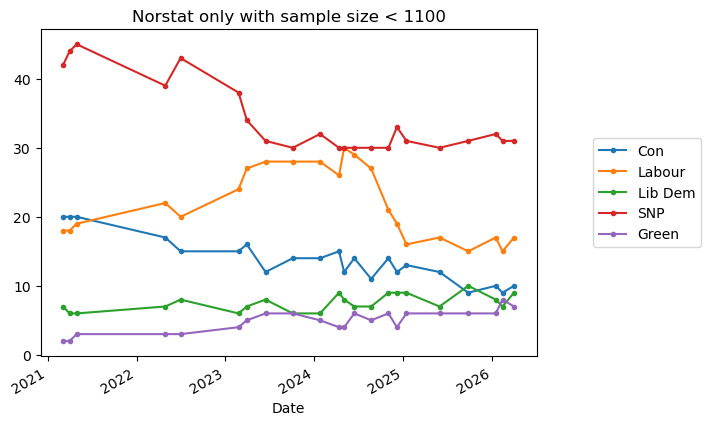
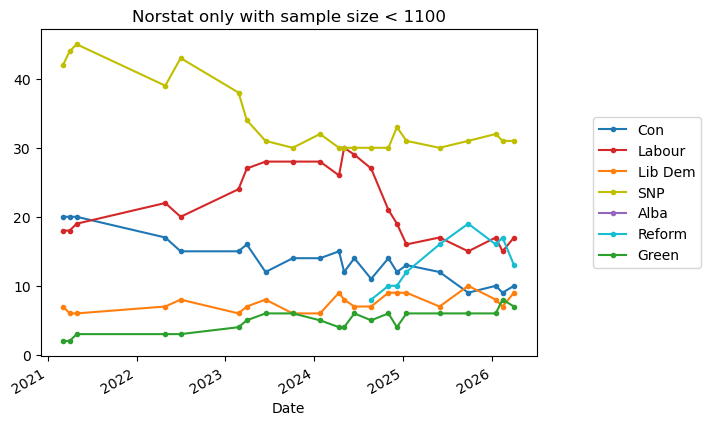
Unified diff of the notebook cell whose output changed from the first chart to the second:
--- before
+++ after
@@ -4,5 +4,5 @@
  .drop(columns='Sample')
  #.SNP
- .plot(marker='.',title="Norstat only with sample size < 1100")#,colors={'Con':'tab10-blue'})
+ .plot(marker='.',title="Norstat only with sample size < 1100",color=party_colours)
  .legend(loc='center left',bbox_to_anchor=(1.1, 0.5))
 )

Commit: define colours according to party branding